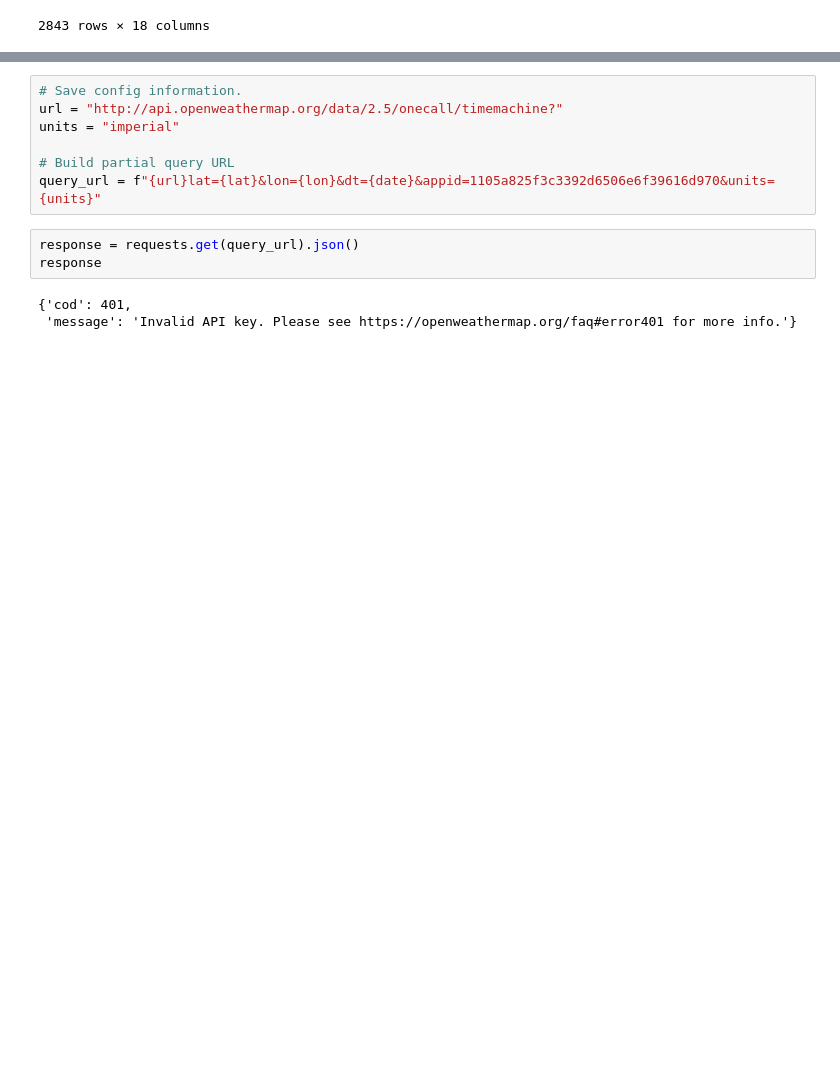
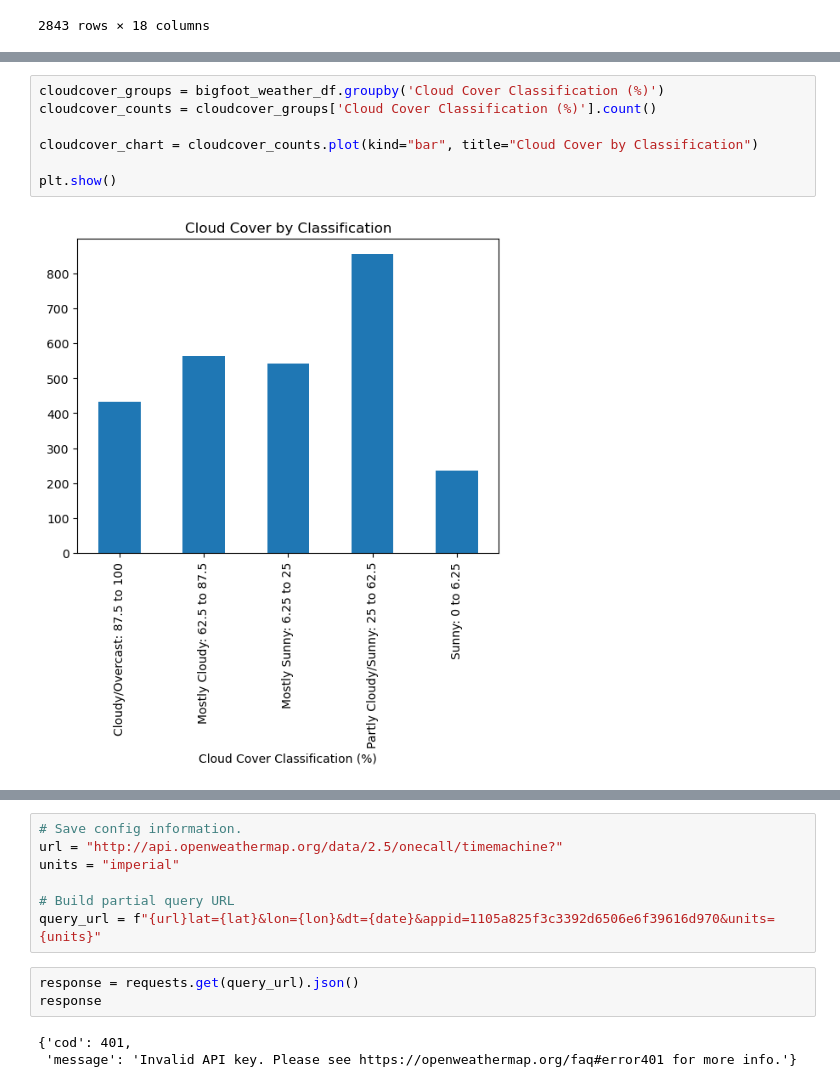
Before and after one commit to Adam-Kertz/Project-1, a Jupyter notebook: timothyrenner-bfro-sightings-data/bigfoot_weather_data.ipynb, the cells around one changed output, grey strips where cells are left out. Drawn from its saved outputs; the diff is of its cells as text; blank space fills up the shorter version.

```diff
--- a/timothyrenner-bfro-sightings-data/bigfoot_weather_data.ipynb
+++ b/timothyrenner-bfro-sightings-data/bigfoot_weather_data.ipynb
@@ -39,0 +157,9 @@ bigfoot_weather_df
+# %%
+cloudcover_groups = bigfoot_weather_df.groupby('Cloud Cover Classification (%)')
+cloudcover_counts = cloudcover_groups['Cloud Cover Classification (%)'].count()
+
+cloudcover_chart = cloudcover_counts.plot(kind="bar", title="Cloud Cover by Classification")
+
+plt.show()
+# %% [output]
+[figure, added]
```
Also changed, not shown: parts of 14 cells of this notebook.
